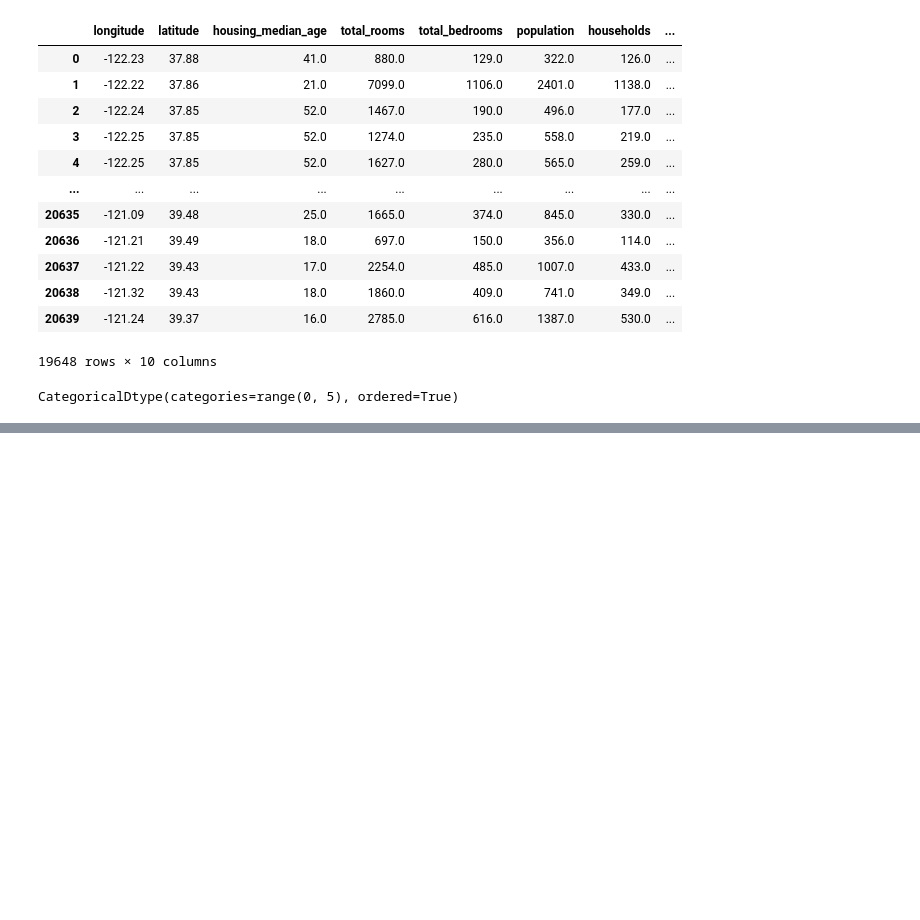
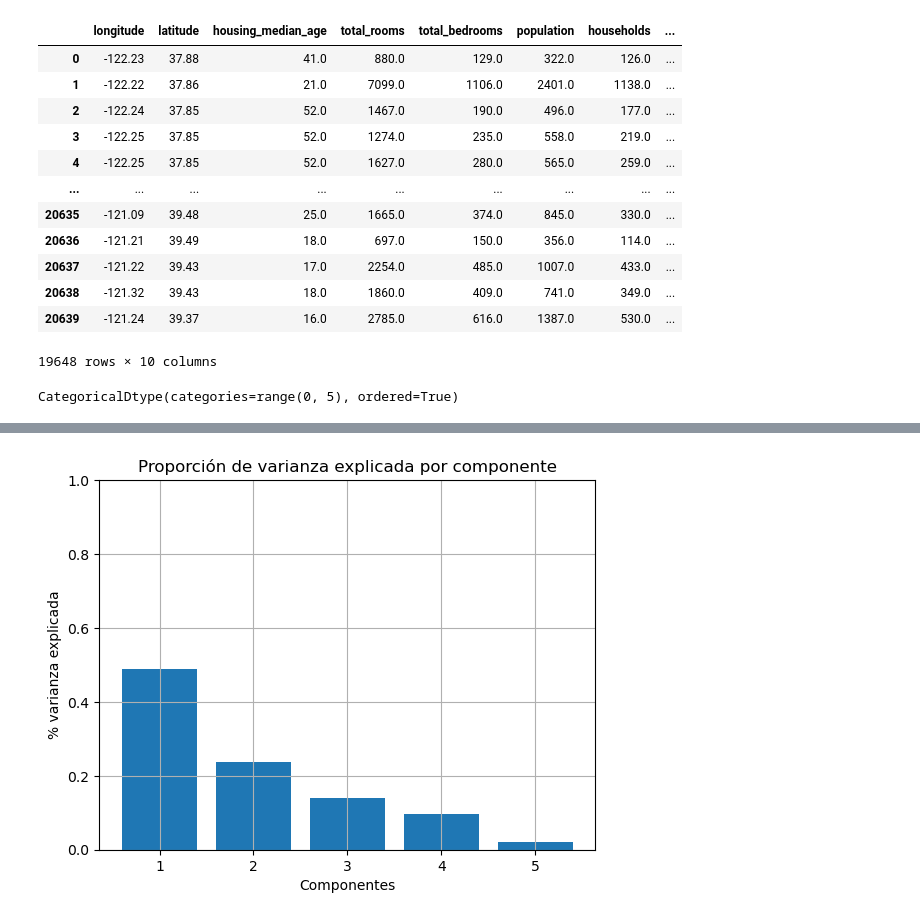
Before and after one commit to Vic263RP/MIA3-Formacion-2023-UV-AI, a Jupyter notebook: B1_HerramientasParaIA/T4_MachineLearning/Tarea4/Rodriguez_Part_Victor.ipynb, the cells around one changed output, grey strips where cells are left out. Saved outputs shown, nothing was run; the diff lists cells and outputs as text; code cells hidden in the pictures; blank space fills up the shorter version.

```diff
--- a/B1_HerramientasParaIA/T4_MachineLearning/Tarea4/Rodriguez_Part_Victor.ipynb
+++ b/B1_HerramientasParaIA/T4_MachineLearning/Tarea4/Rodriguez_Part_Victor.ipynb
@@ -214,0 +266,4 @@ pd.DataFrame(pipeline_housing.train_estandarizados)
+# %%
+pipeline_housing.summary_reduccion()
+# %% [output]
+[figure, added]
```
Also changed, not shown: parts of 11 cells of this notebook.
